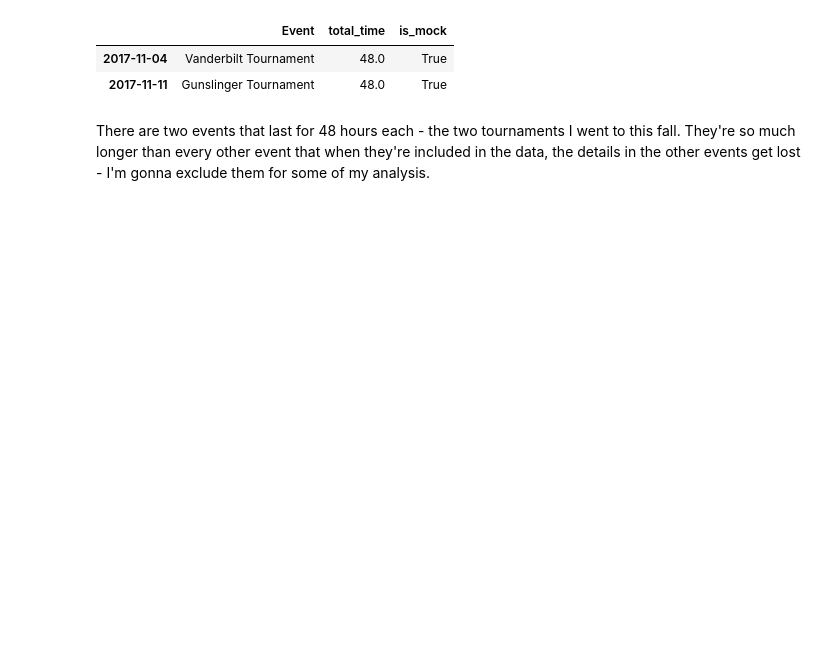
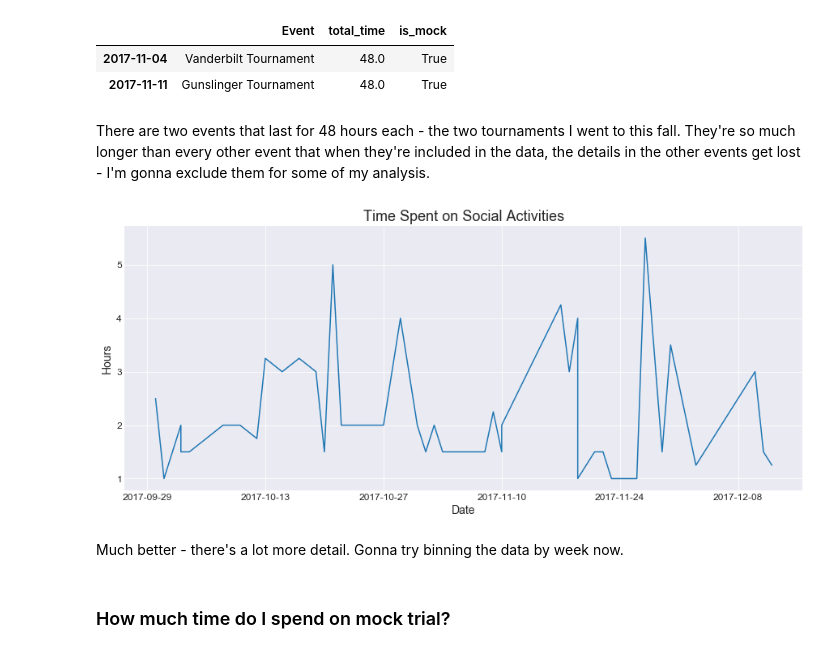
Before and after one commit to ashleyshine/ticktock, a Jupyter notebook: Tracking-Time.ipynb, the cells around one changed output. Drawn from its saved outputs; the diff is of its cells as text; code cells hidden in the pictures; blank space fills up the shorter version.

Commit message:
mock trial analysis

```diff
--- a/Tracking-Time.ipynb
+++ b/Tracking-Time.ipynb
@@ -604,3 +608,16 @@ social_f17[social_f17['Event'].str.contains("Tournament")]
 | 2017-11-11 | Gunslinger Tournament | 48.0 | True |
 # %% [markdown]
 There are two events that last for 48 hours each - the two tournaments I went to this fall. They're so much longer than every other event that when they're included in the data, the details in the other events get lost - I'm gonna exclude them for some of my analysis.
+# %%
+social_f17_norm = social_f17[~social_f17['Event'].str.contains("Tournament")]
+# %%
+fig, ax = create_plot(title="Time Spent on Social Activities",
+                      xlabel="Date", ylabel="Hours")
+
+ax.plot(social_f17_norm['total_time'])
+
+plt.show()
+# %% [output]
+[figure, added]
+# %% [markdown]
+Much better - there's a lot more detail. Gonna try binning the data by week now.
@@ -606,0 +626,2 @@ There are two events that last for 48 hours each - the two tournaments I went to
+# %% [markdown]
+### How much time do I spend on mock trial?
```
Also changed, not shown: parts of 8 cells of this notebook, 1 other file.
